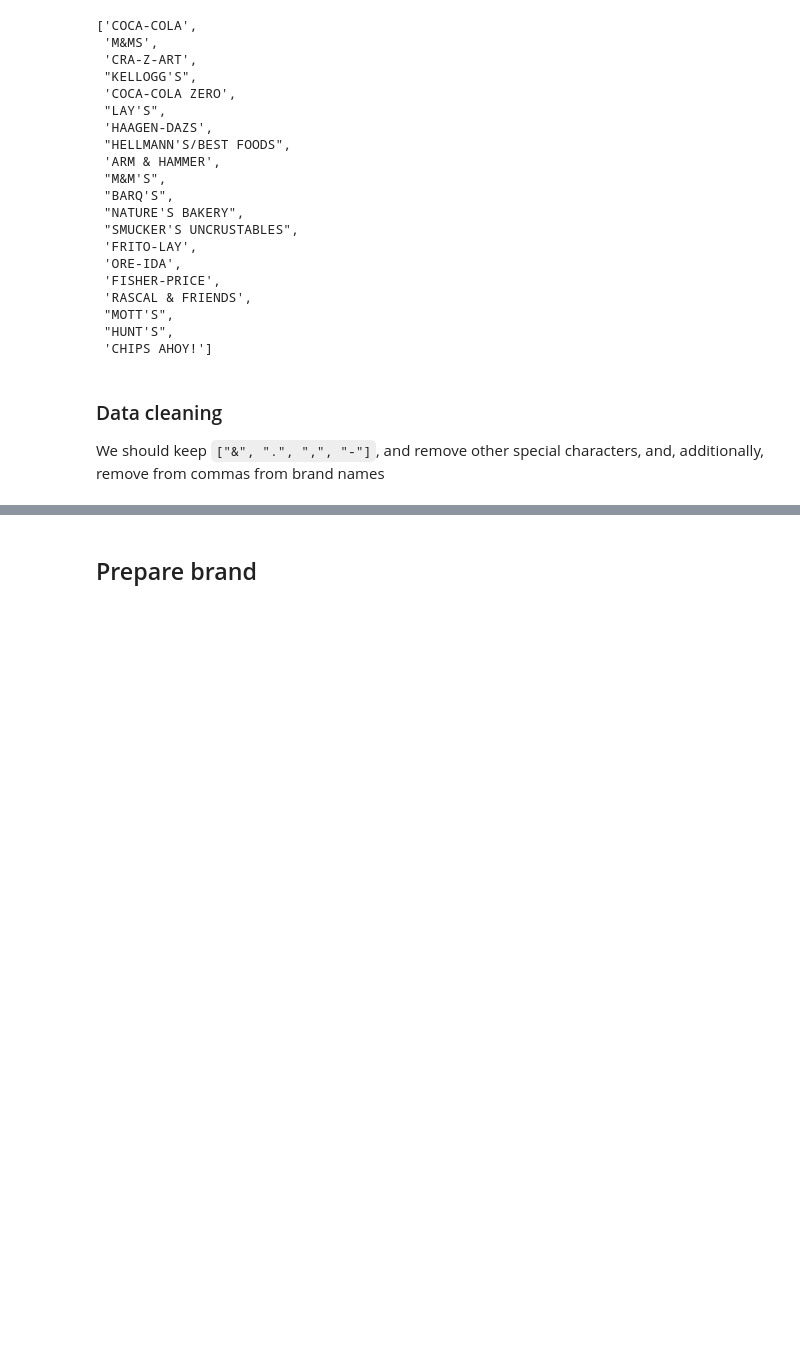
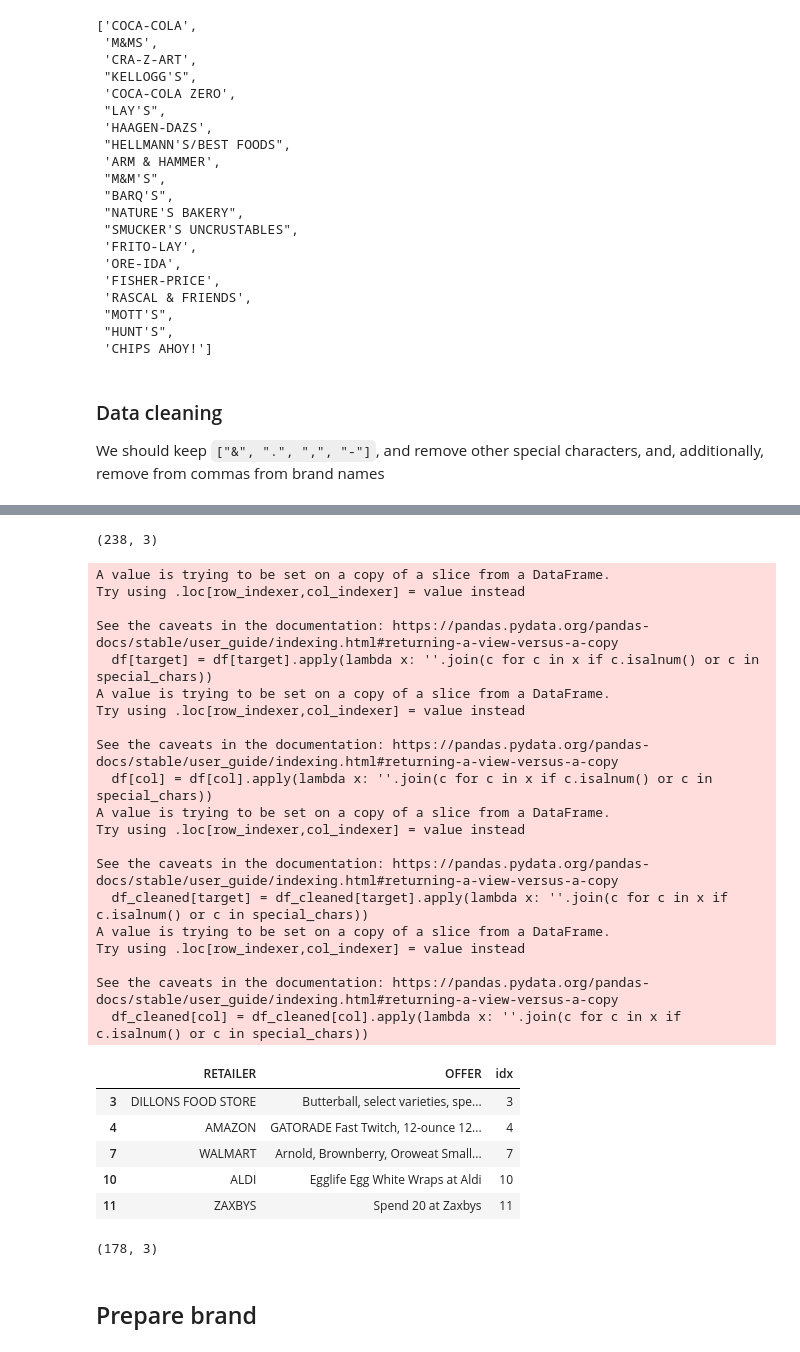
Before and after one commit to hjiangAnthony/retailer_nlp_challenger, a Jupyter notebook: 01-Train data cleanup.ipynb, the cells around one changed output, grey strips where cells are left out. Drawn from its saved outputs; the diff is of its cells as text; code cells hidden in the pictures; blank space fills up the shorter version.

```diff
--- a/01-Train data cleanup.ipynb
+++ b/01-Train data cleanup.ipynb
@@ -271,0 +274,37 @@ brand_cleaned.to_csv('brand_offer_cleaned.csv', index=False)
+# %%
+df2 = df.copy().dropna(subset=['RETAILER'])
+df2.shape
+# %% [output]
+(238, 3)
+# %%
+retailer_cleaned = clean_data(df2, {"target": "RETAILER", "value": "OFFER"})
+display(retailer_cleaned.head())
+print(retailer_cleaned.shape)
+# %% [output]
+A value is trying to be set on a copy of a slice from a DataFrame.
+Try using .loc[row_indexer,col_indexer] = value instead
+
+See the caveats in the documentation: https://pandas.pydata.org/pandas-docs/stable/user_guide/indexing.html#returning-a-view-versus-a-copy
+  df[target] = df[target].apply(lambda x: ''.join(c for c in x if c.isalnum() or c in special_chars))
+A value is trying to be set on a copy of a slice from a DataFrame.
+Try using .loc[row_indexer,col_indexer] = value instead
+
+See the caveats in the documentation: https://pandas.pydata.org/pandas-docs/stable/user_guide/indexing.html#returning-a-view-versus-a-copy
+  df[col] = df[col].apply(lambda x: ''.join(c for c in x if c.isalnum() or c in special_chars))
+A value is trying to be set on a copy of a slice from a DataFrame.
+Try using .loc[row_indexer,col_indexer] = value instead
+
+See the caveats in the documentation: https://pandas.pydata.org/pandas-docs/stable/user_guide/indexing.html#returning-a-view-versus-a-copy
+  df_cleaned[target] = df_cleaned[target].apply(lambda x: ''.join(c for c in x if c.isalnum() or c in special_chars))
+A value is trying to be set on a copy of a slice from a DataFrame.
+Try using .loc[row_indexer,col_indexer] = value instead
+
+See the caveats in the documentation: https://pandas.pydata.org/pandas-docs/stable/user_guide/indexing.html#returning-a-view-versus-a-copy
+  df_cleaned[col] = df_cleaned[col].apply(lambda x: ''.join(c for c in x if c.isalnum() or c in special_chars))
+|  | RETAILER | OFFER | idx |
+| 3 | DILLONS FOOD STORE | Butterball, select varieties, spe... | 3 |
+| 4 | AMAZON | GATORADE Fast Twitch, 12-ounce 12... | 4 |
+| 7 | WALMART | Arnold, Brownberry, Oroweat Small... | 7 |
+| 10 | ALDI | Egglife Egg White Wraps at Aldi | 10 |
+| 11 | ZAXBYS | Spend 20 at Zaxbys | 11 |
+(178, 3)
```
Also changed, not shown: parts of 10 cells of this notebook, 31 other files.
